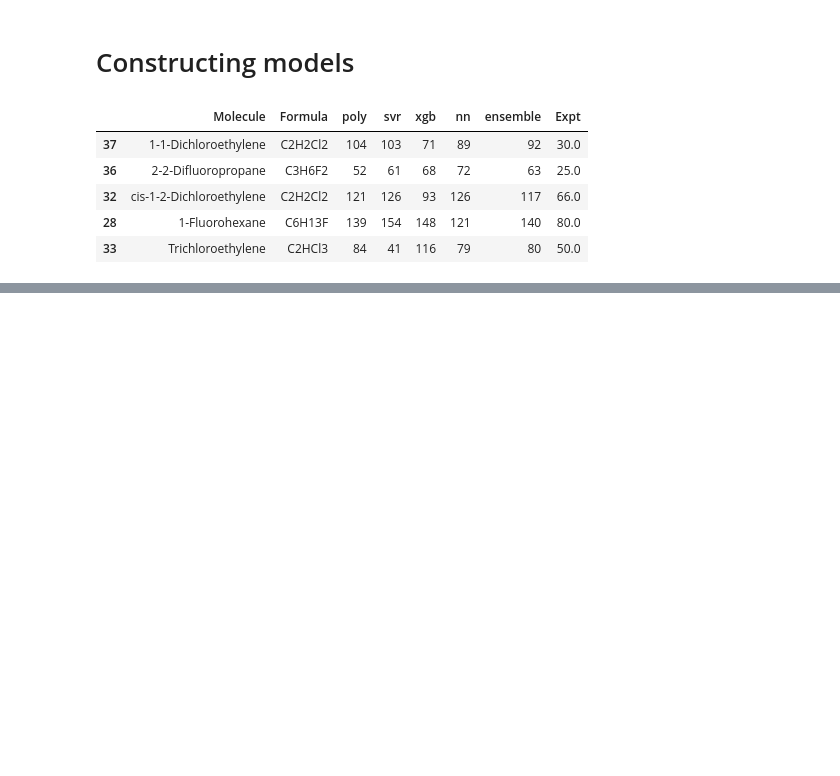
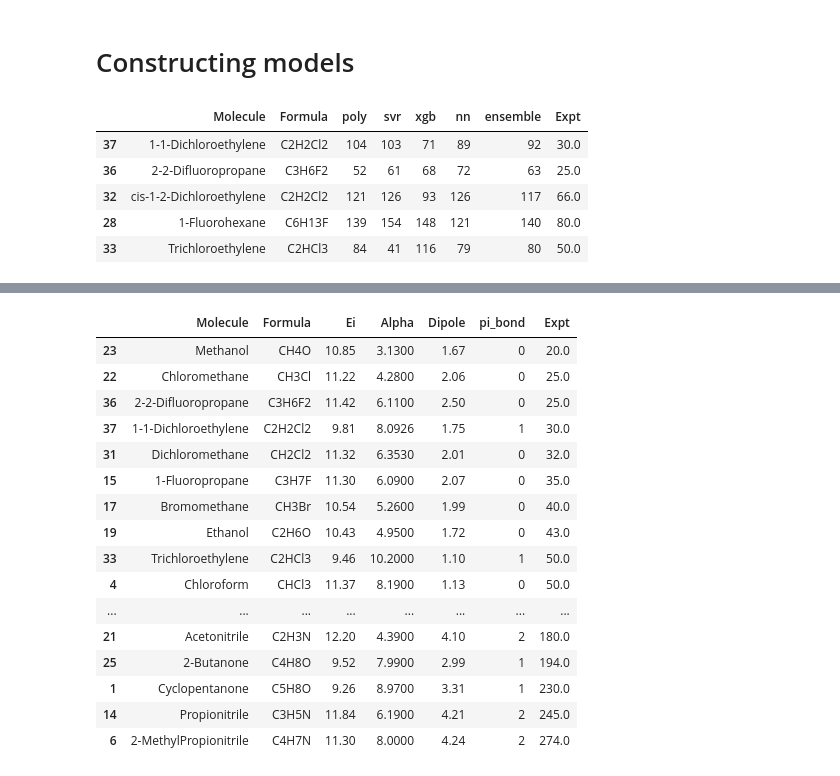
Before and after one commit to Miguilo/Master-Degree-Research, a Jupyter notebook: notebooks/preliminar_test.ipynb, the cells around one changed output, grey strips where cells are left out. Saved outputs shown, nothing was run; the diff lists cells and outputs as text; code cells hidden in the pictures; blank space fills up the shorter version.

```diff
--- a/notebooks/preliminar_test.ipynb
+++ b/notebooks/preliminar_test.ipynb
@@ -91,0 +100,20 @@ df_all_pol.tail()
+# %%
+df_all_pol.sort_values("Expt")
+# %% [output]
+|  | Molecule | Formula | Ei | Alpha | Dipole | pi_bond | Expt |
+| 23 | Methanol | CH4O | 10.85 | 3.1300 | 1.67 | 0 | 20.0 |
+| 22 | Chloromethane | CH3Cl | 11.22 | 4.2800 | 2.06 | 0 | 25.0 |
+| 36 | 2-2-Difluoropropane | C3H6F2 | 11.42 | 6.1100 | 2.50 | 0 | 25.0 |
+| 37 | 1-1-Dichloroethylene | C2H2Cl2 | 9.81 | 8.0926 | 1.75 | 1 | 30.0 |
+| 31 | Dichloromethane | CH2Cl2 | 11.32 | 6.3530 | 2.01 | 0 | 32.0 |
+| 15 | 1-Fluoropropane | C3H7F | 11.30 | 6.0900 | 2.07 | 0 | 35.0 |
+| 17 | Bromomethane | CH3Br | 10.54 | 5.2600 | 1.99 | 0 | 40.0 |
+| 19 | Ethanol | C2H6O | 10.43 | 4.9500 | 1.72 | 0 | 43.0 |
+| 33 | Trichloroethylene | C2HCl3 | 9.46 | 10.2000 | 1.10 | 1 | 50.0 |
+| 4 | Chloroform | CHCl3 | 11.37 | 8.1900 | 1.13 | 0 | 50.0 |
+| ... | ... | ... | ... | ... | ... | ... | ... |
+| 21 | Acetonitrile | C2H3N | 12.20 | 4.3900 | 4.10 | 2 | 180.0 |
+| 25 | 2-Butanone | C4H8O | 9.52 | 7.9900 | 2.99 | 1 | 194.0 |
+| 1 | Cyclopentanone | C5H8O | 9.26 | 8.9700 | 3.31 | 1 | 230.0 |
+| 14 | Propionitrile | C3H5N | 11.84 | 6.1900 | 4.21 | 2 | 245.0 |
+| 6 | 2-MethylPropionitrile | C4H7N | 11.30 | 8.0000 | 4.24 | 2 | 274.0 |
```
Also changed, not shown: parts of 4 cells of this notebook, 2 other files.
